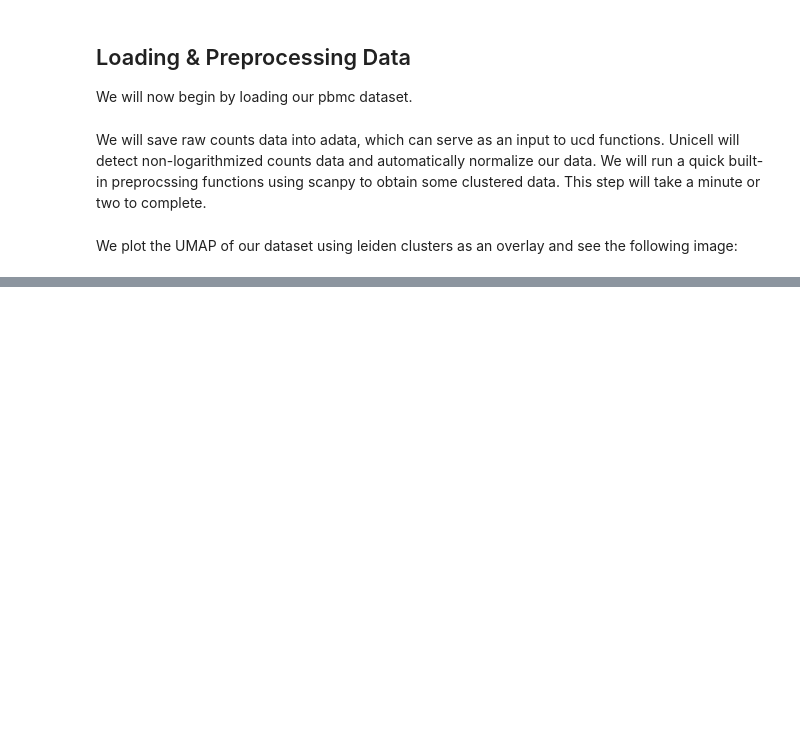
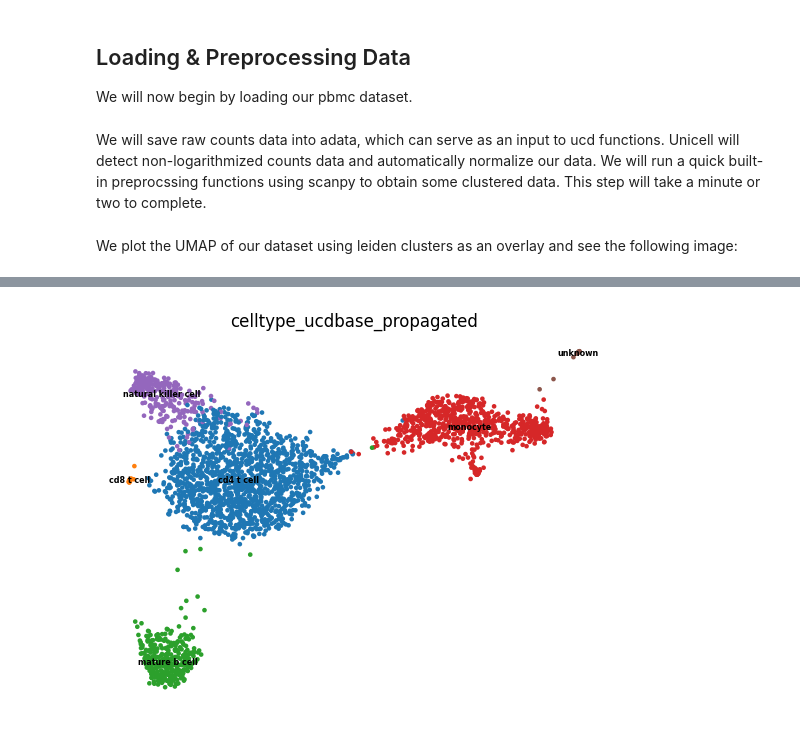
Before and after one commit to dchary/ucdeconvolve, a Jupyter notebook: docs/notebooks/single_cell_example.ipynb, the cells around one changed output, grey strips where cells are left out. Drawn from its saved outputs; the diff is of its cells as text; code cells hidden in the pictures; blank space fills up the shorter version.

```diff
--- a/docs/notebooks/single_cell_example.ipynb
+++ b/docs/notebooks/single_cell_example.ipynb
@@ -58,0 +83,13 @@ ucd.tl.base(adata)
+# %%
+label = "celltype_ucdbase_propagated"
+adata.obs[label] = 'unknown'
+adata.obs.loc[adata.obs.leiden.isin(("2", "5")), label] = "monocyte"
+adata.obs.loc[adata.obs.leiden.isin(("3",)), label] = "mature b cell"
+adata.obs.loc[adata.obs.leiden.isin(("0","1")), label] = "cd4 t cell"
+adata.obs.loc[adata.obs.leiden.isin(("4",)), label] = "natural killer cell"
+adata.obs.loc[adata.obs.leiden.isin(("7",)), label] = "cd8 t cell"
+
+sc.pl.umap(adata, color = 'celltype_ucdbase_propagated', legend_loc = 'on data',
+           legend_fontsize = "xx-small", frameon = False)
+# %% [output]
+[figure, added]
```
Also changed, not shown: parts of 23 cells of this notebook, 4 other files.
